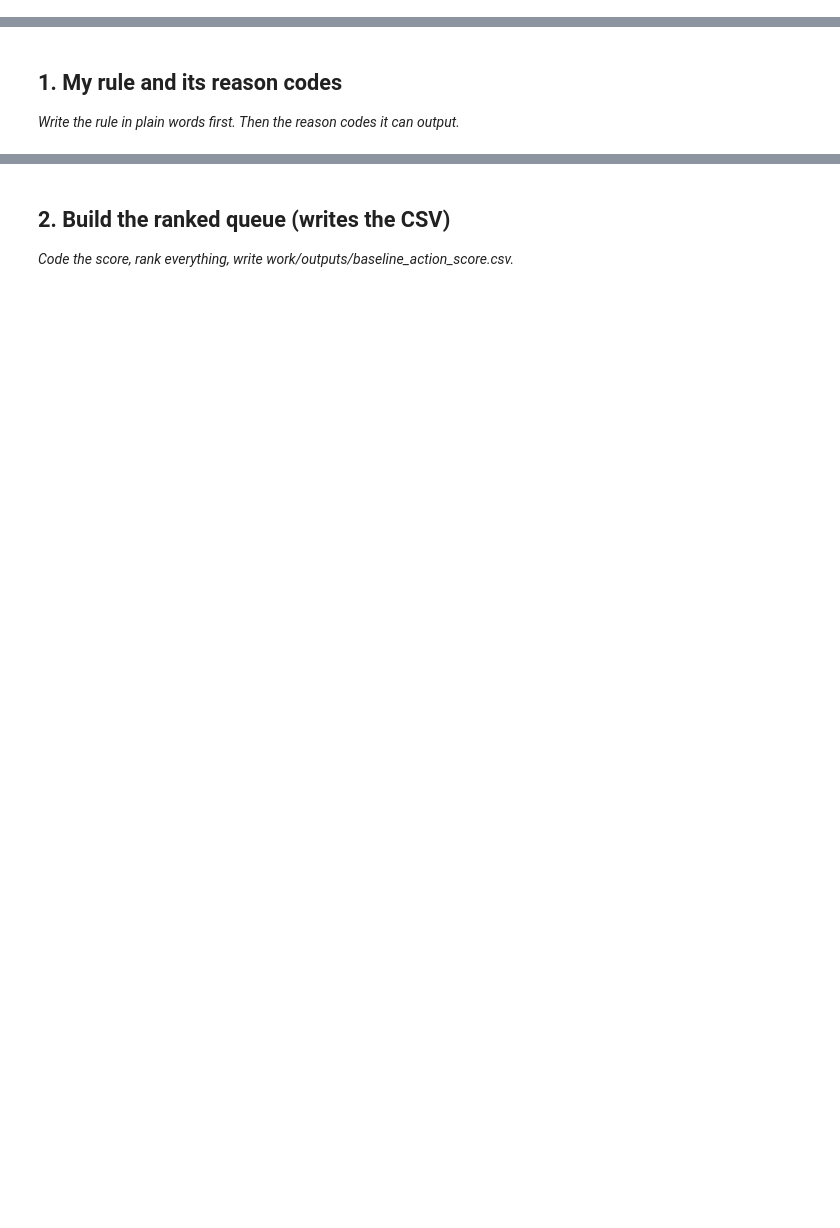
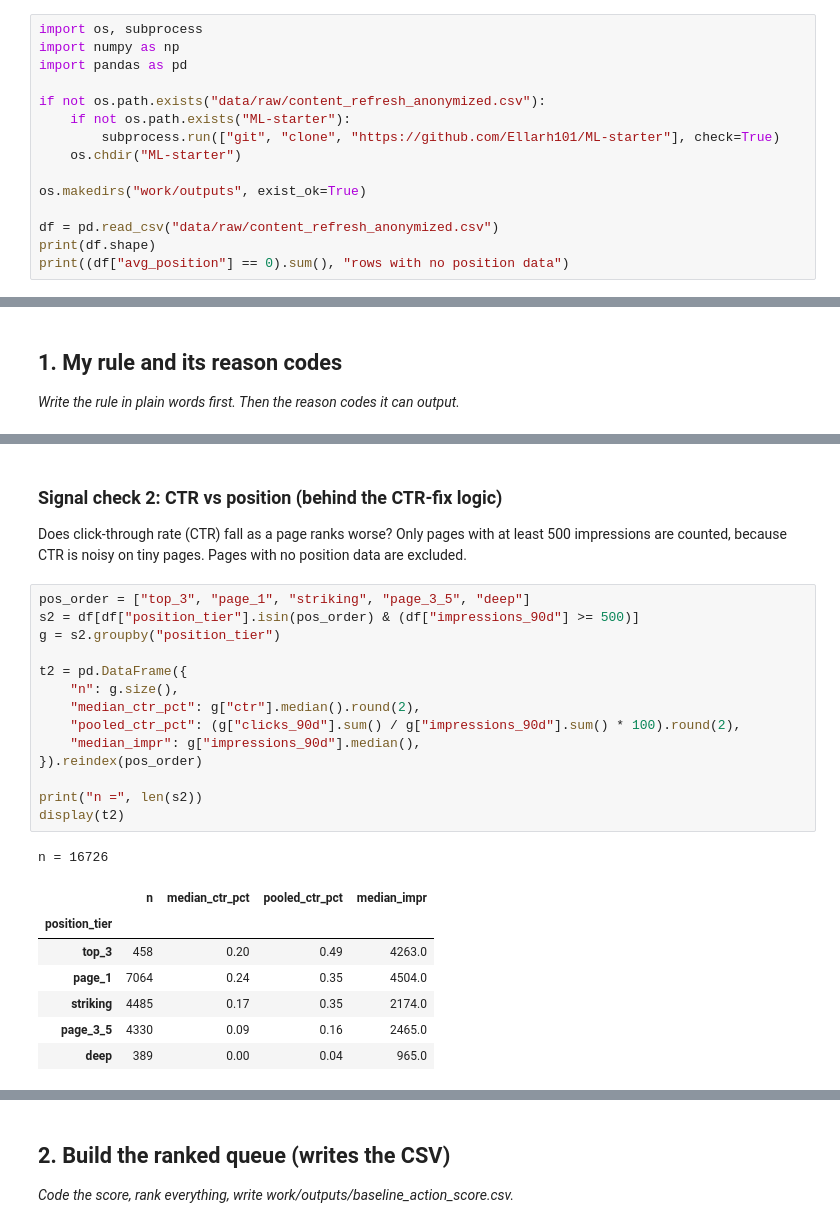
Before and after one commit to Ellarh101/ML-starter, a Jupyter notebook: work/notebooks/w04_baseline_score.ipynb, the cells around one changed output, grey strips where cells are left out. Drawn from its saved outputs; the diff is of its cells as text; blank space fills up the shorter version.

```diff
--- a/work/notebooks/w04_baseline_score.ipynb
+++ b/work/notebooks/w04_baseline_score.ipynb
@@ -8,0 +11,15 @@ This skeleton is yours to fill. Work the sections **in order** — each one has
+# %%
+import os, subprocess
+import numpy as np
+import pandas as pd
+
+if not os.path.exists("data/raw/content_refresh_anonymized.csv"):
+    if not os.path.exists("ML-starter"):
+        subprocess.run(["git", "clone", "https://github.com/Ellarh101/ML-starter"], check=True)
+    os.chdir("ML-starter")
+
+os.makedirs("work/outputs", exist_ok=True)
+
+df = pd.read_csv("data/raw/content_refresh_anonymized.csv")
+print(df.shape)
+print((df["avg_position"] == 0).sum(), "rows with no position data")
@@ -15,0 +87,26 @@ This skeleton is yours to fill. Work the sections **in order** — each one has
+# %% [markdown]
+### Signal check 2: CTR vs position (behind the CTR-fix logic)
+Does click-through rate (CTR) fall as a page ranks worse? Only pages with at least 500 impressions are counted, because CTR is noisy on tiny pages. Pages with no position data are excluded.
+# %%
+pos_order = ["top_3", "page_1", "striking", "page_3_5", "deep"]
+s2 = df[df["position_tier"].isin(pos_order) & (df["impressions_90d"] >= 500)]
+g = s2.groupby("position_tier")
+
+t2 = pd.DataFrame({
+    "n": g.size(),
+    "median_ctr_pct": g["ctr"].median().round(2),
+    "pooled_ctr_pct": (g["clicks_90d"].sum() / g["impressions_90d"].sum() * 100).round(2),
+    "median_impr": g["impressions_90d"].median(),
+}).reindex(pos_order)
+
+print("n =", len(s2))
+display(t2)
+# %% [output]
+n = 16726
+|  | n | median_ctr_pct | pooled_ctr_pct | median_impr |
+| position_tier |  |  |  |  |
+| top_3 | 458 | 0.20 | 0.49 | 4263.0 |
+| page_1 | 7064 | 0.24 | 0.35 | 4504.0 |
+| striking | 4485 | 0.17 | 0.35 | 2174.0 |
+| page_3_5 | 4330 | 0.09 | 0.16 | 2465.0 |
+| deep | 389 | 0.00 | 0.04 | 965.0 |
```
Also changed, not shown: parts of 17 cells of this notebook.
